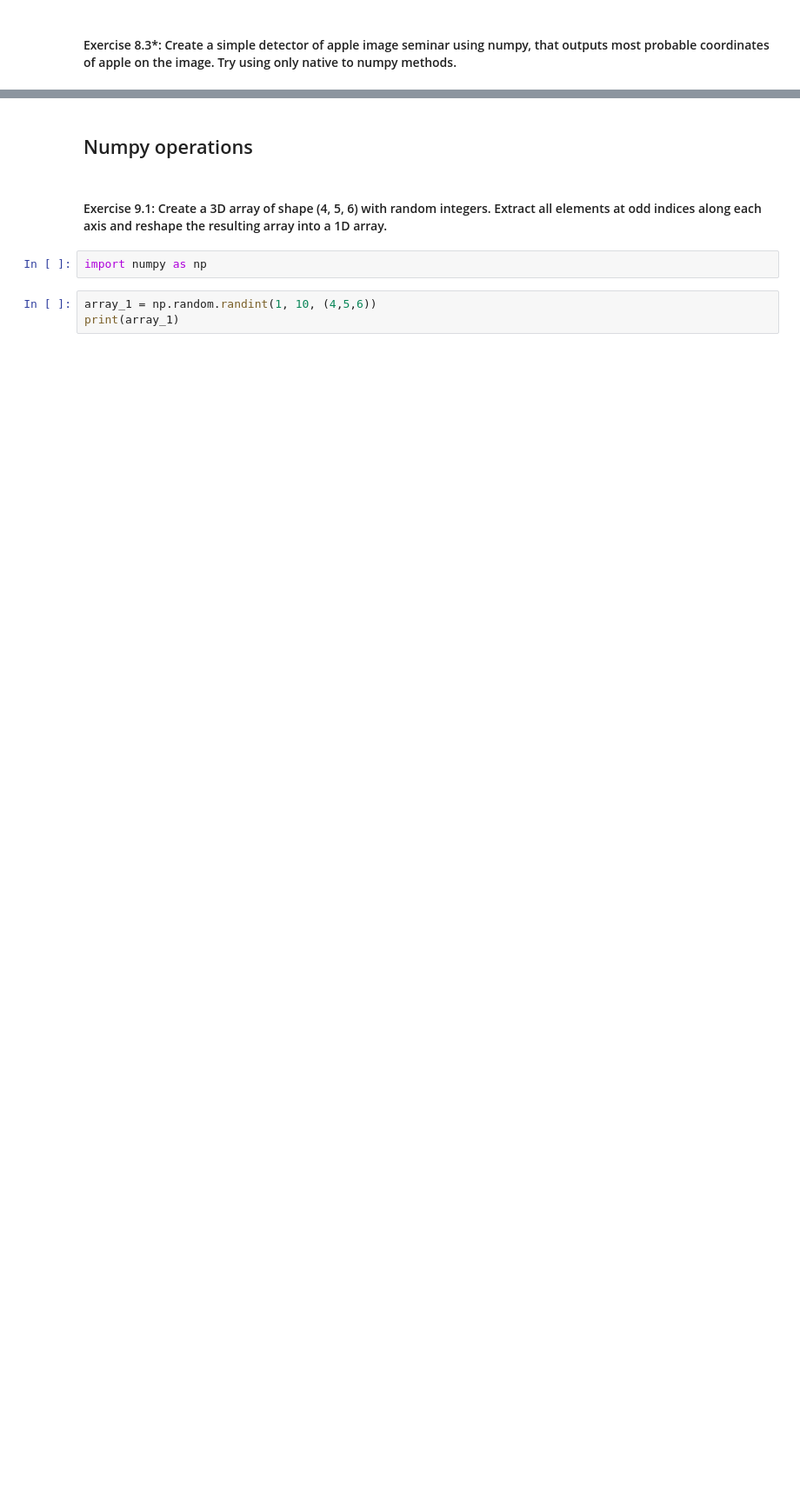
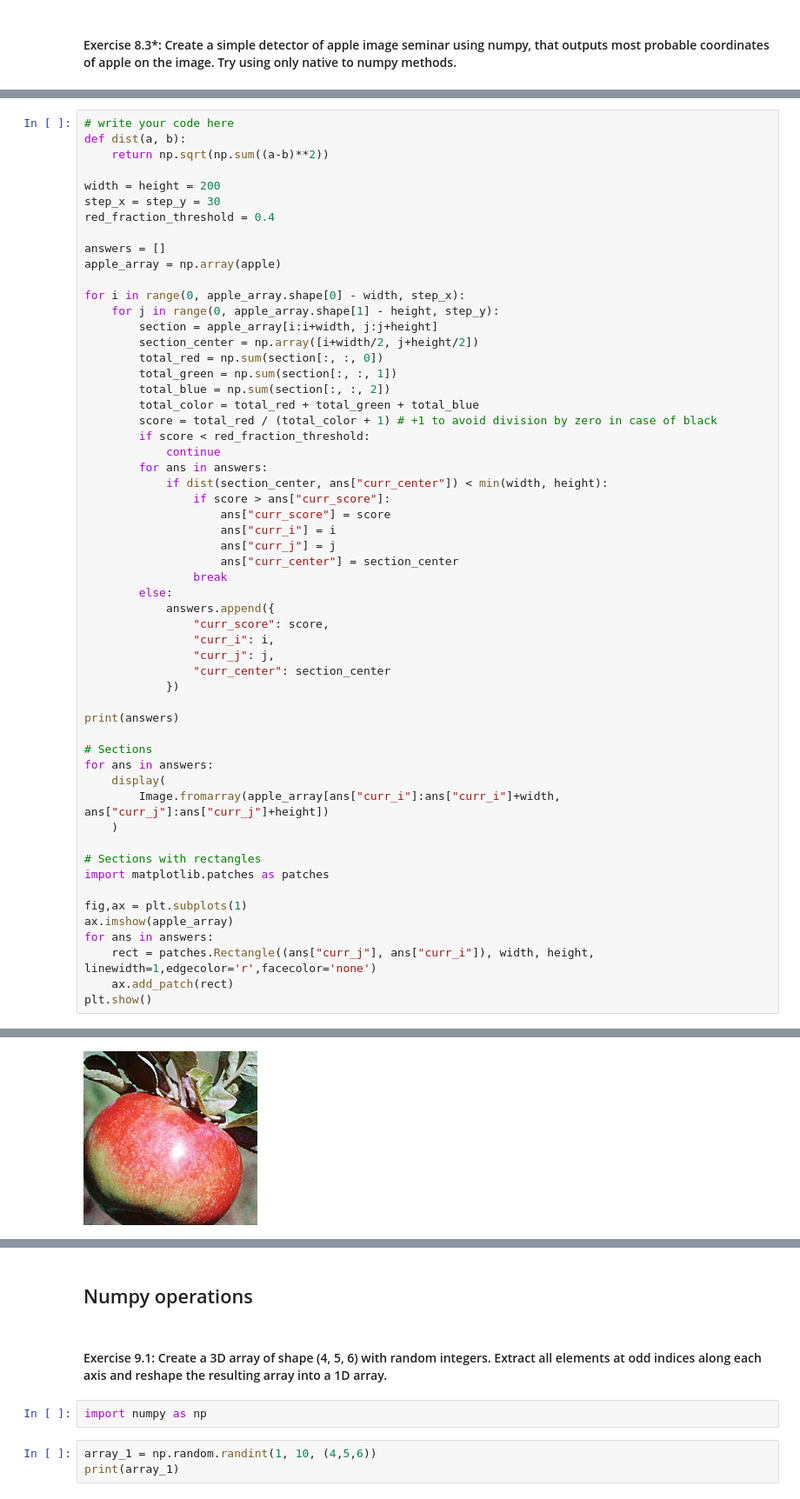
Before and after one commit to fortune-max/M4-python-refresher-ml, a Jupyter notebook: Fortune_BigHomeWork1.ipynb, the cells around one changed output, grey strips where cells are left out. Shown at 87% size. Saved outputs shown, nothing was run; the diff lists cells and outputs as text; blank space fills up the shorter version.

Commit message:
apples

```diff
--- a/Fortune_BigHomeWork1.ipynb
+++ b/Fortune_BigHomeWork1.ipynb
@@ -778,0 +778,57 @@ apple
+# %%
+# write your code here
+def dist(a, b):
+    return np.sqrt(np.sum((a-b)**2))
+
+width = height = 200
+step_x = step_y = 30
+red_fraction_threshold = 0.4
+
+answers = []
+apple_array = np.array(apple)
+
+for i in range(0, apple_array.shape[0] - width, step_x):
+    for j in range(0, apple_array.shape[1] - height, step_y):
+        section = apple_array[i:i+width, j:j+height]
+        section_center = np.array([i+width/2, j+height/2])
+        total_red = np.sum(section[:, :, 0])
+        total_green = np.sum(section[:, :, 1])
+        total_blue = np.sum(section[:, :, 2])
+        total_color = total_red + total_green + total_blue
+        score = total_red / (total_color + 1) # +1 to avoid division by zero in case of black
+        if score < red_fraction_threshold:
+            continue
+        for ans in answers:
+            if dist(section_center, ans["curr_center"]) < min(width, height):
+                if score > ans["curr_score"]:
+                    ans["curr_score"] = score
+                    ans["curr_i"] = i
+                    ans["curr_j"] = j
+                    ans["curr_center"] = section_center
+                break
+        else:
+            answers.append({
+                "curr_score": score,
+                "curr_i": i,
+                "curr_j": j,
+                "curr_center": section_center
+            })
+
+print(answers)
+
+# Sections
+for ans in answers:
+    display(
+        Image.fromarray(apple_array[ans["curr_i"]:ans["curr_i"]+width, ans["curr_j"]:ans["curr_j"]+height])
+    )
+
+# Sections with rectangles
+import matplotlib.patches as patches
+
+fig,ax = plt.subplots(1)
+ax.imshow(apple_array)
+for ans in answers:
+    rect = patches.Rectangle((ans["curr_j"], ans["curr_i"]), width, height, linewidth=1,edgecolor='r',facecolor='none')
+    ax.add_patch(rect)
+plt.show()
+# %% [output]
@@ -778,0 +836 @@ apple
+[figure, added]
```
Also changed, not shown: parts of 4 cells of this notebook.
